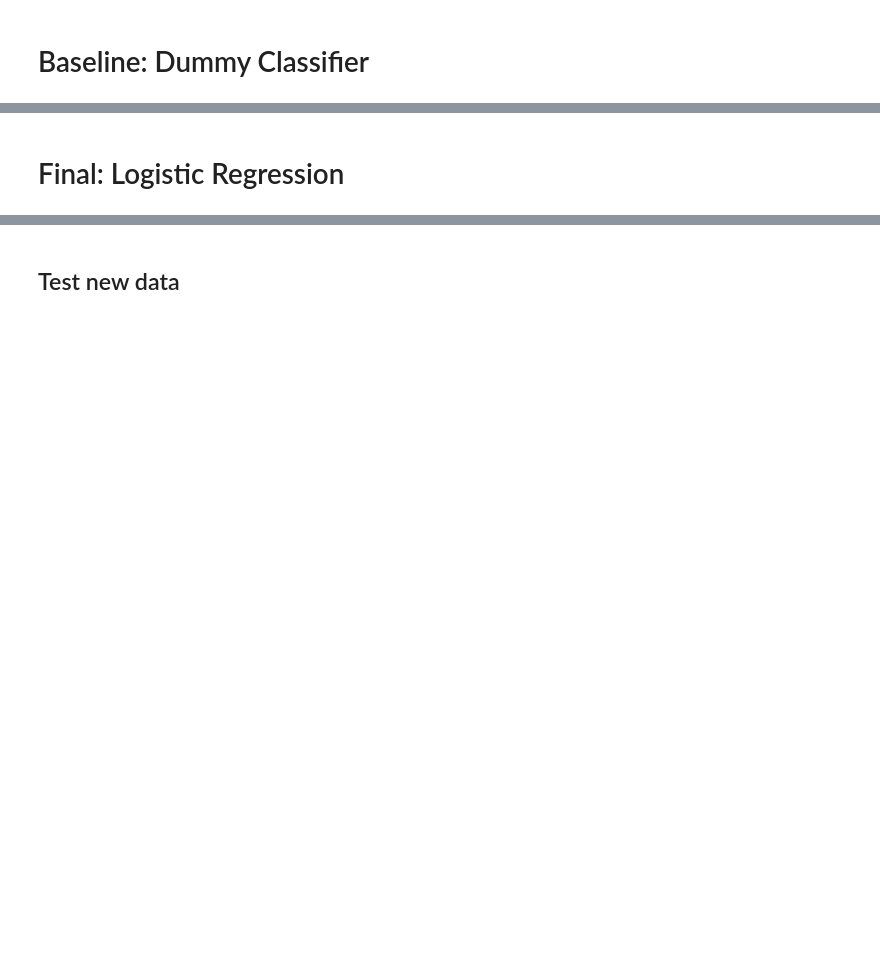
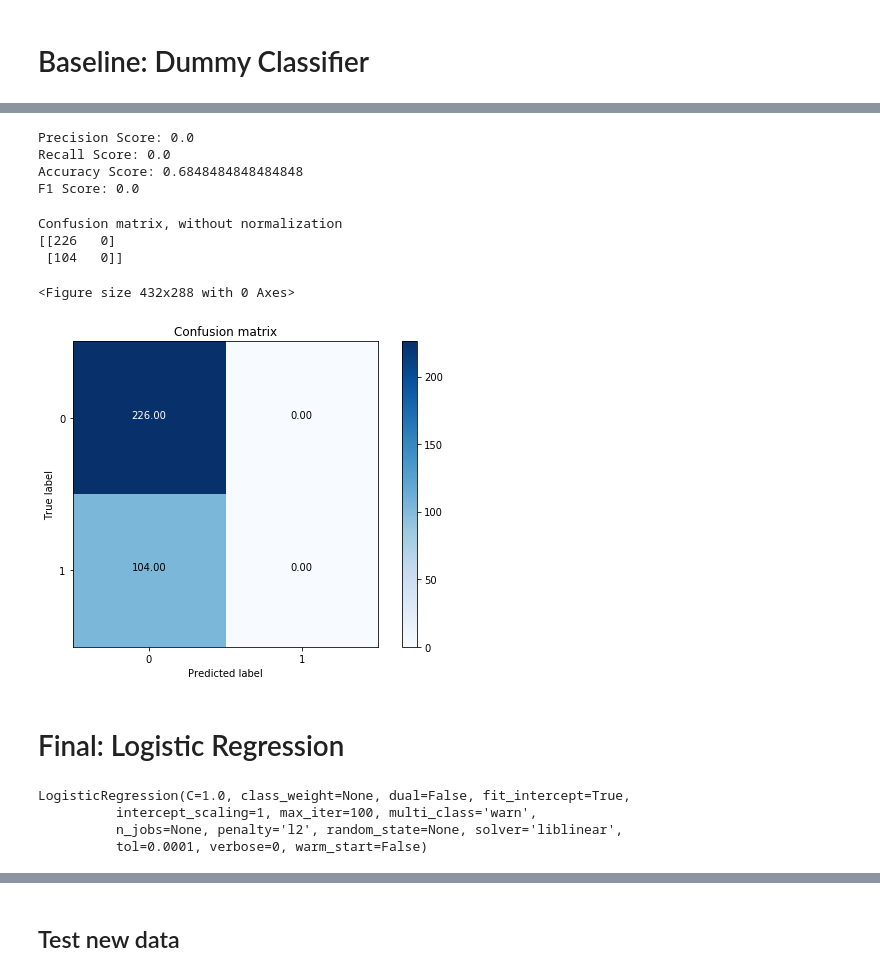
Before and after one commit to krbarounis/NTY-bestsellers-classification-project, a Jupyter notebook: Final_Models.ipynb, the cells around one changed output, grey strips where cells are left out. Cells and saved outputs as stored; diff of their text form; code cells hidden in the pictures; blank space fills up the shorter version.

```diff
--- a/Final_Models.ipynb
+++ b/Final_Models.ipynb
@@ -29,10 +17,8 @@ import itertools
 # %% [markdown]
 # Baseline: Dummy Classifier
 # %%
-df = pd.read_csv('final_dataframe.csv',index_col=0)
-feats = ['series','rating','publish_month','length_of_title',
-         'publish_company','genre','top_authors','top5']
+feats = ['series','rating','publish_month','publish_company','genre','top_authors']
 
 X = pd.get_dummies(df[feats], drop_first=True)
-X.drop([col for col, val in X.sum().iteritems() if val < 10], axis=1, inplace=True)
+
 Y = df['NYT_bestseller']
@@ -39,3 +37,5 @@ Y = df['NYT_bestseller']
+# %%
+X.drop([col for col, val in X.sum().iteritems() if val < 15], axis=1, inplace=True)
 # %%
 # normalize the features
 
@@ -58,19 +66,39 @@ def print_metrics(labels, preds):
     print("Recall Score: {}".format(recall_score(labels, preds)))
     print("Accuracy Score: {}".format(accuracy_score(labels, preds)))
     print("F1 Score: {}".format(f1_score(labels, preds)))
+# %%
+print_metrics(y_hat_test,y_test)
+# %% [output]
+Precision Score: 0.0
+Recall Score: 0.0
+Accuracy Score: 0.6848484848484848
+F1 Score: 0.0
 # %%
-cnf_matrix = confusion_matrix(y_test, y_hat_test_log)
+cnf_matrix = confusion_matrix(y_test, y_hat_test)
 
 plt.figure()
-plot_confusion_matrix(cnf_matrix, classes=[0,1],normalize=True,
+plt.figure(figsize=(7,5))
+
+plot_confusion_matrix(cnf_matrix, classes=[0,1],normalize=False,
                       title='Confusion matrix')
 plt.show()
+# %% [output]
+Confusion matrix, without normalization
+[[226   0]
+ [104   0]]
+<Figure size 432x288 with 0 Axes>
+[figure, added]
 # %% [markdown]
 # Final: Logistic Regression
 # %%
-logreg = LogisticRegression(fit_intercept = False, solver='liblinear')
+logreg = LogisticRegression(solver='liblinear')
 model_log = logreg.fit(X_train, y_train)
 model_log
+# %% [output]
+LogisticRegression(C=1.0, class_weight=None, dual=False, fit_intercept=True,
+          intercept_scaling=1, max_iter=100, multi_class='warn',
+          n_jobs=None, penalty='l2', random_state=None, solver='liblinear',
+          tol=0.0001, verbose=0, warm_start=False)
 # %%
 # y_hat predicted values
 y_hat_test_log = logreg.predict(X_test)
```
Also changed, not shown: parts of 43 cells of this notebook, 3 other files.
